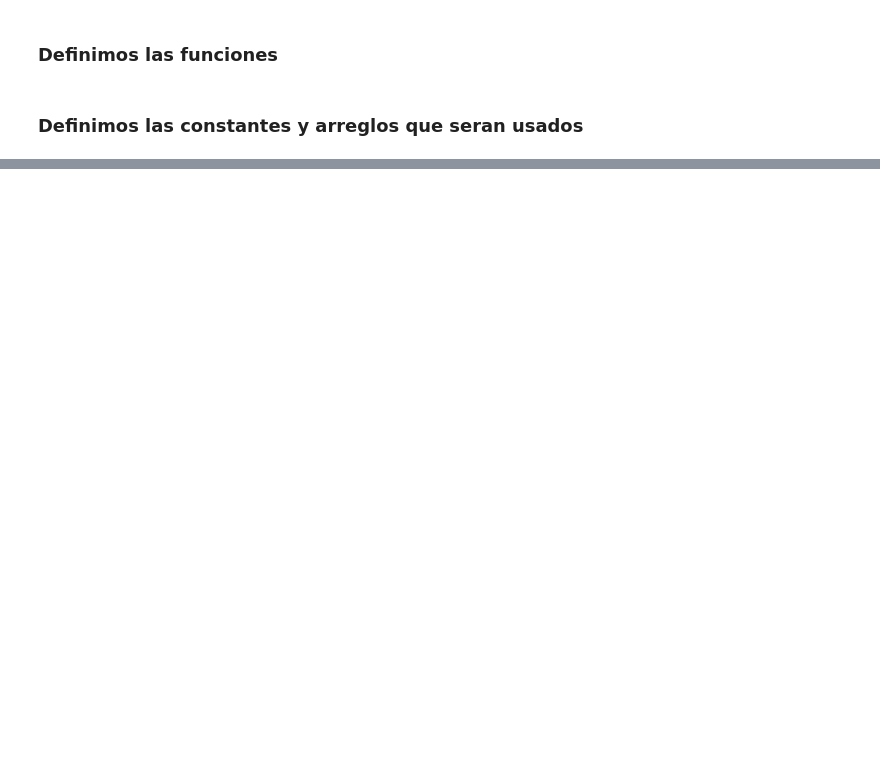
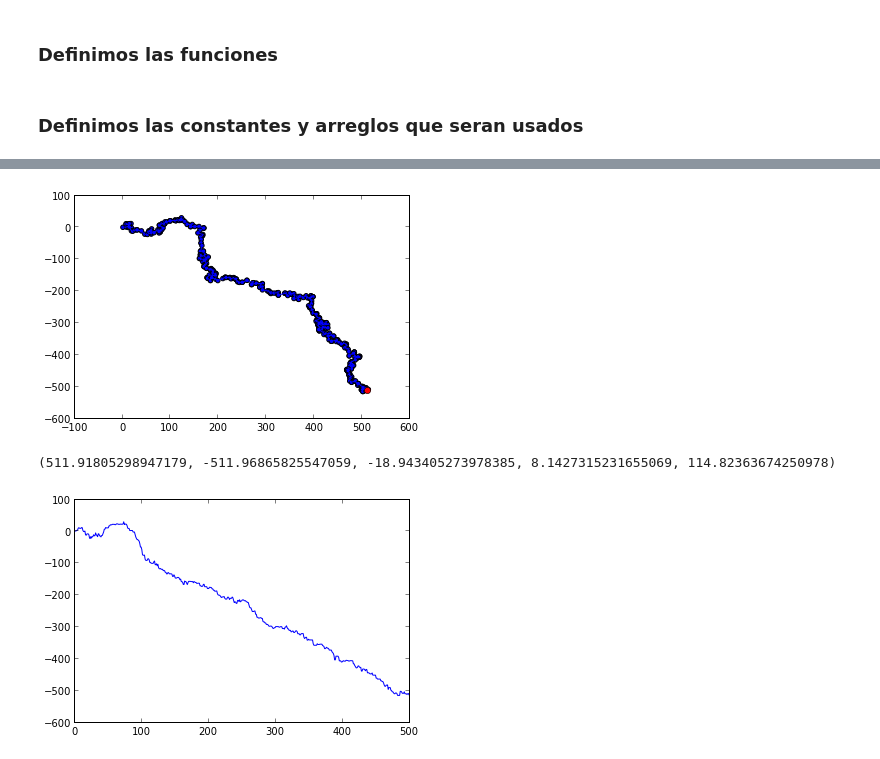
Before and after one commit to daniel-lozano/tarea8, a Jupyter notebook: ctes.ipynb, the cells around one changed output, grey strips where cells are left out. Drawn from its saved outputs; the diff is of its cells as text; code cells hidden in the pictures; blank space fills up the shorter version.

```diff
--- a/ctes.ipynb
+++ b/ctes.ipynb
@@ -48,7 +51,7 @@ def likelihood(p_obs, p_model):
 
     chi_squared = sum((p_obs-p_model)**2)
 
-    return exp(-chi_squared)
+    return chi_squared
 # %% [markdown]
 ### Definimos las constantes y arreglos que seran usados
 # %%
@@ -118,16 +146,17 @@ for j in range(1,Tmax):
 # %%
 #se comienza la busqueda de constantes
-for i in range(iteraciones):
-
+for i in range(1,iteraciones):
+    #print "i=",i
+    #print "longitud: ", len(alpha)
     #se dan valores aleatorios
-    alp=random.random()
-    bet=random.random()
-    so=random.random()
-    km1=random.random()
-    km2=random.random()
+    alp=random.normal(alpha[i-1],5)
+    bet=random.normal(beta[i-1],5)
+    so=random.normal(So[i-1],5)
+    km1=random.normal(Km1[i-1],5)
+    km2=random.normal(Km2[i-1],5)
 
     for j in range(1,Tmax):
-    #se soluciona P con los valores aleatorios
+        #se soluciona P con los valores aleatorios
         sol=rungekutta(P[j-1],h,alp,bet,km1,km2,so)
         P[j]=sol
 
@@ -143,24 +172,45 @@ for i in range(iteraciones):
     c=random.random()#numero random
     d=a/b#razon de verosimilitud
 
+    #print a, b, c, d
+
     if(d>=1):
+        #print "d>1"
         alpha=append(alpha,alp)
         beta=append(beta,bet)
         Km1=append(Km1,km1)
         Km2=append(Km2,km2)
         So=append(So,so)
-    if(d<1):
+
+    elif(d<1):
         if(c>=d):
+            #print "c>d"
             alpha=append(alpha,alp)
             beta=append(beta,bet)
             Km1=append(Km1,km1)
             Km2=append(Km2,km2)
             So=append(So,so)
-         if(c<d):
+        else:
+            #print"c<d"
             alpha=append(alpha,alpha[i-1])
             beta=append(beta,beta[i-1])
             Km1=append(Km1,Km1[i-1])
             Km2=append(Km2,Km2[i-1])
             So=append(So,So[i-1])
 
+    #else:
+        #print "no hice nada"
+
     Pviejo=P.copy()
+# %%
+scatter(alpha,beta)
+plot(alpha,beta)
+plot(alpha[-1],beta[-1],"ro")
+plt.show()
+plt.close()
+plot(beta)
+print(alpha[-1],beta[-1],Km1[-1],Km2[-1],So[-1])
+# %% [output]
+[figure, added]
+(511.91805298947179, -511.96865825547059, -18.943405273978385, 8.1427315231655069, 114.82363674250978)
+[figure, added]
```
Also changed, not shown: parts of 12 cells of this notebook.
